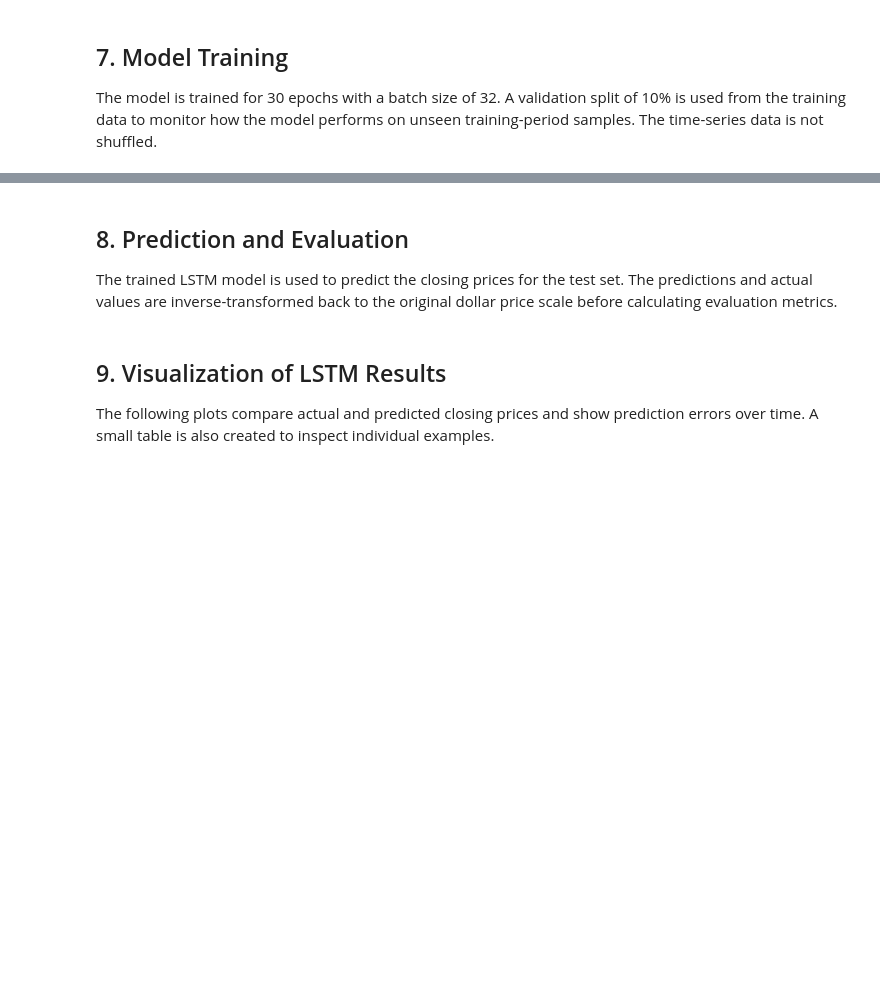
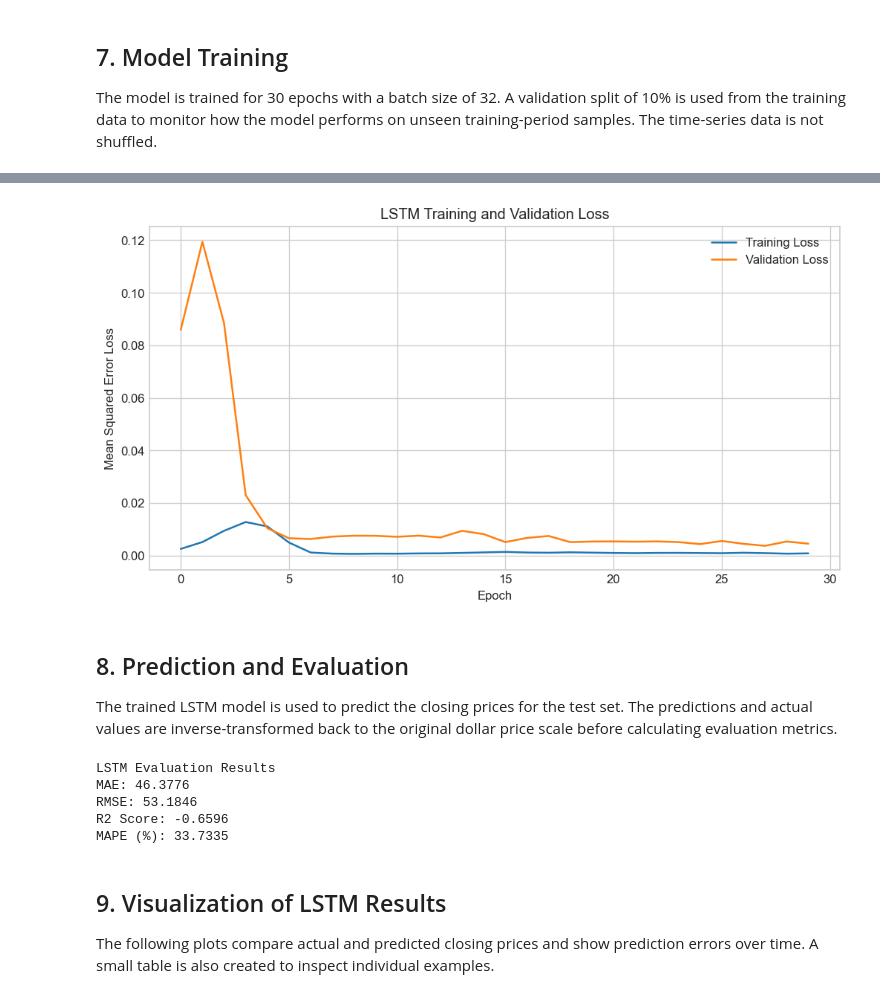
Before and after one commit to BingJun69/ML_Final_Assesment, a Jupyter notebook: stock_price_lstm_nvda.ipynb, the cells around one changed output, grey strips where cells are left out. Cells and saved outputs as stored; diff of their text form; code cells hidden in the pictures; blank space fills up the shorter version.

Commit message:
Embed notebook plot outputs

```diff
--- a/stock_price_lstm_nvda.ipynb
+++ b/stock_price_lstm_nvda.ipynb
@@ -194,8 +259,11 @@ history = lstm_model.fit(
     batch_size=32,
     validation_split=0.1,
     shuffle=False,
-    verbose=1
+    verbose=0
 )
+
+print(f"Final training loss: {history.history['loss'][-1]:.6f}")
+print(f"Final validation loss: {history.history['val_loss'][-1]:.6f}")
 
 plt.figure(figsize=(10, 5))
 plt.plot(history.history["loss"], label="Training Loss")
@@ -205,3 +273,4 @@ plt.xlabel("Epoch")
 plt.ylabel("Mean Squared Error Loss")
 plt.legend()
 plt.show()
+# %% [output]
@@ -208,9 +279,10 @@ plt.show()
+[figure, added]
 # %% [markdown]
 ## 8. Prediction and Evaluation
 
 The trained LSTM model is used to predict the closing prices for the test set. The predictions and actual values are inverse-transformed back to the original dollar price scale before calculating evaluation metrics.
 # %%
-lstm_predictions_scaled = lstm_model.predict(X_test)
+lstm_predictions_scaled = lstm_model.predict(X_test, verbose=0)
 
 y_test_original = scaler.inverse_transform(y_test.reshape(-1, 1)).ravel()
 lstm_predictions_original = scaler.inverse_transform(lstm_predictions_scaled).ravel()
@@ -234,6 +306,12 @@ lstm_metrics = calculate_metrics(y_test_original, lstm_predictions_original)
 print("LSTM Evaluation Results")
 for metric_name, metric_value in lstm_metrics.items():
     print(f"{metric_name}: {metric_value:.4f}")
+# %% [output]
+LSTM Evaluation Results
+MAE: 46.3776
+RMSE: 53.1846
+R2 Score: -0.6596
+MAPE (%): 33.7335
 # %% [markdown]
 ## 9. Visualization of LSTM Results
 
```
Also changed, not shown: parts of 8 cells of this notebook.
